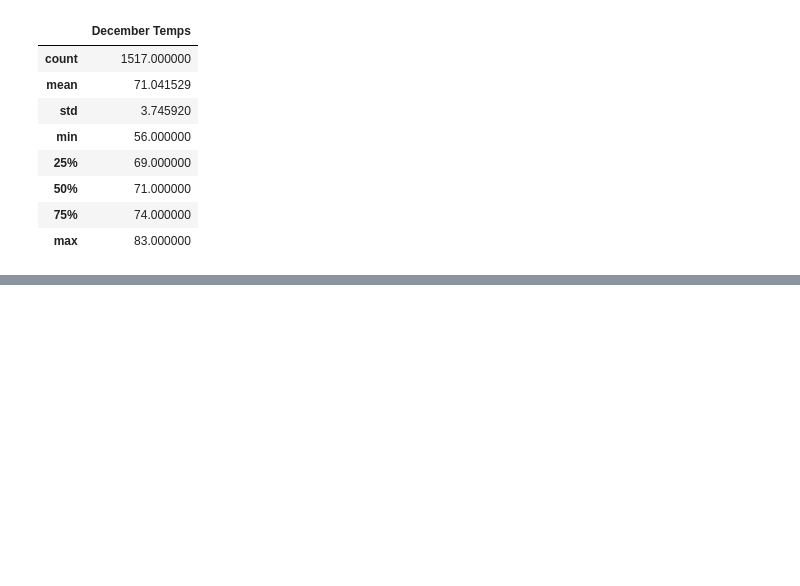
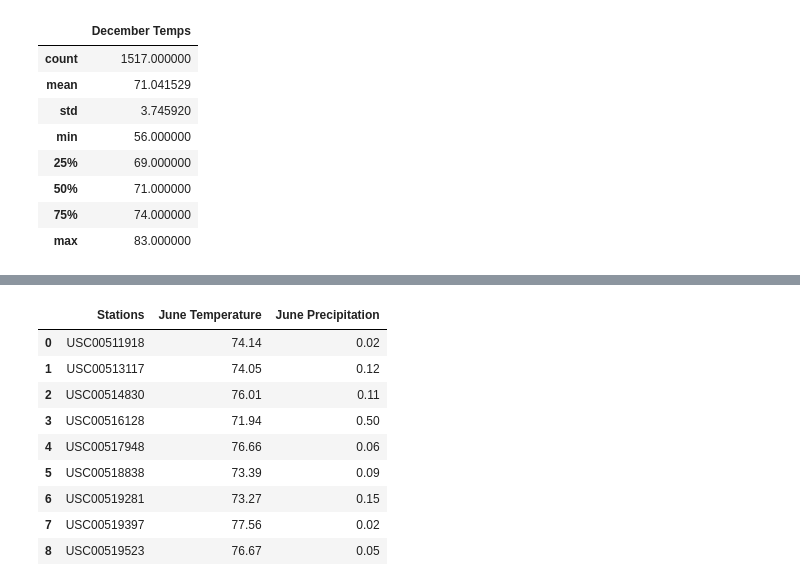
Before and after one commit to yazhcodes/surfs_up, a Jupyter notebook: Challenge/SurfsUp_Challenge.ipynb, the cells around one changed output, grey strips where cells are left out. Saved outputs shown, nothing was run; the diff lists cells and outputs as text; code cells hidden in the pictures; blank space fills up the shorter version.

```diff
--- a/Challenge/SurfsUp_Challenge.ipynb
+++ b/Challenge/SurfsUp_Challenge.ipynb
@@ -215,3 +232,33 @@ dec_df.describe()
 | 50% | 71.000000 | 0.030000 |
 | 75% | 74.000000 | 0.150000 |
 | max | 83.000000 | 6.420000 |
+# %%
+# Station Wise Monthly Averages
+def station_wise_avg(month):
+    month_name = months[f'{month}']
+    result = session.query(
+                        Measurement.station,
+                        func.round(func.avg(Measurement.tobs),2),
+                        func.round(func.avg(Measurement.prcp),2)
+                        )\
+                    .filter(func.extract("month",Measurement.date) == month)\
+                    .group_by(Measurement.station)\
+                    .all()
+    df = pd.DataFrame(result,columns=['Stations',f'{month_name} Temperature',f'{month_name} Precipitation'])
+    return df
+
+jun_df = station_wise_avg(6)
+dec_df = station_wise_avg(12)
+# %%
+jun_df
+# %% [output]
+|  | Stations | June Temperature | June Precipitation |
+| 0 | USC00511918 | 74.14 | 0.02 |
+| 1 | USC00513117 | 74.05 | 0.12 |
+| 2 | USC00514830 | 76.01 | 0.11 |
+| 3 | USC00516128 | 71.94 | 0.50 |
+| 4 | USC00517948 | 76.66 | 0.06 |
+| 5 | USC00518838 | 73.39 | 0.09 |
+| 6 | USC00519281 | 73.27 | 0.15 |
+| 7 | USC00519397 | 77.56 | 0.02 |
+| 8 | USC00519523 | 76.67 | 0.05 |
```
Also changed, not shown: parts of 13 cells of this notebook, 5 other files.
